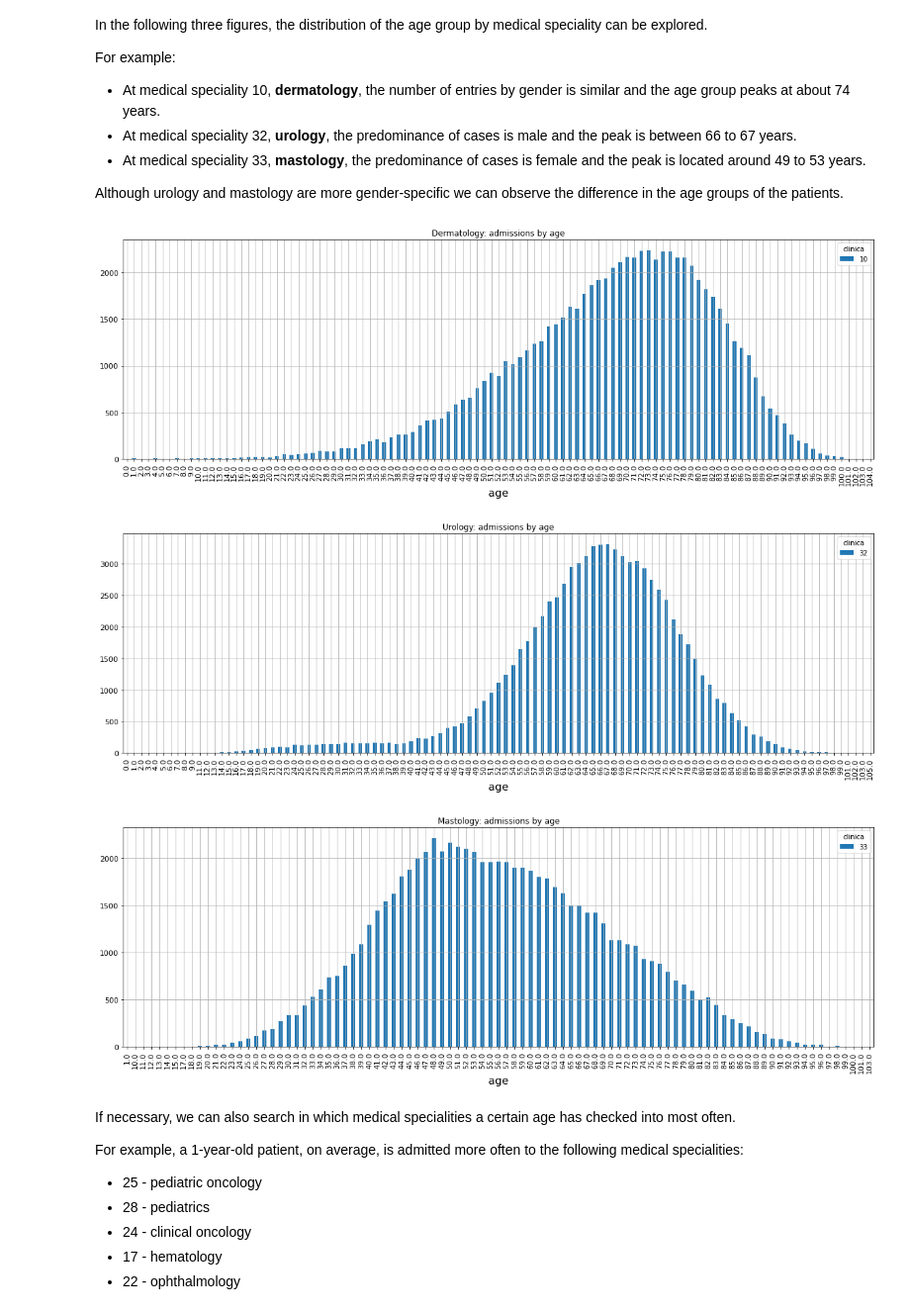
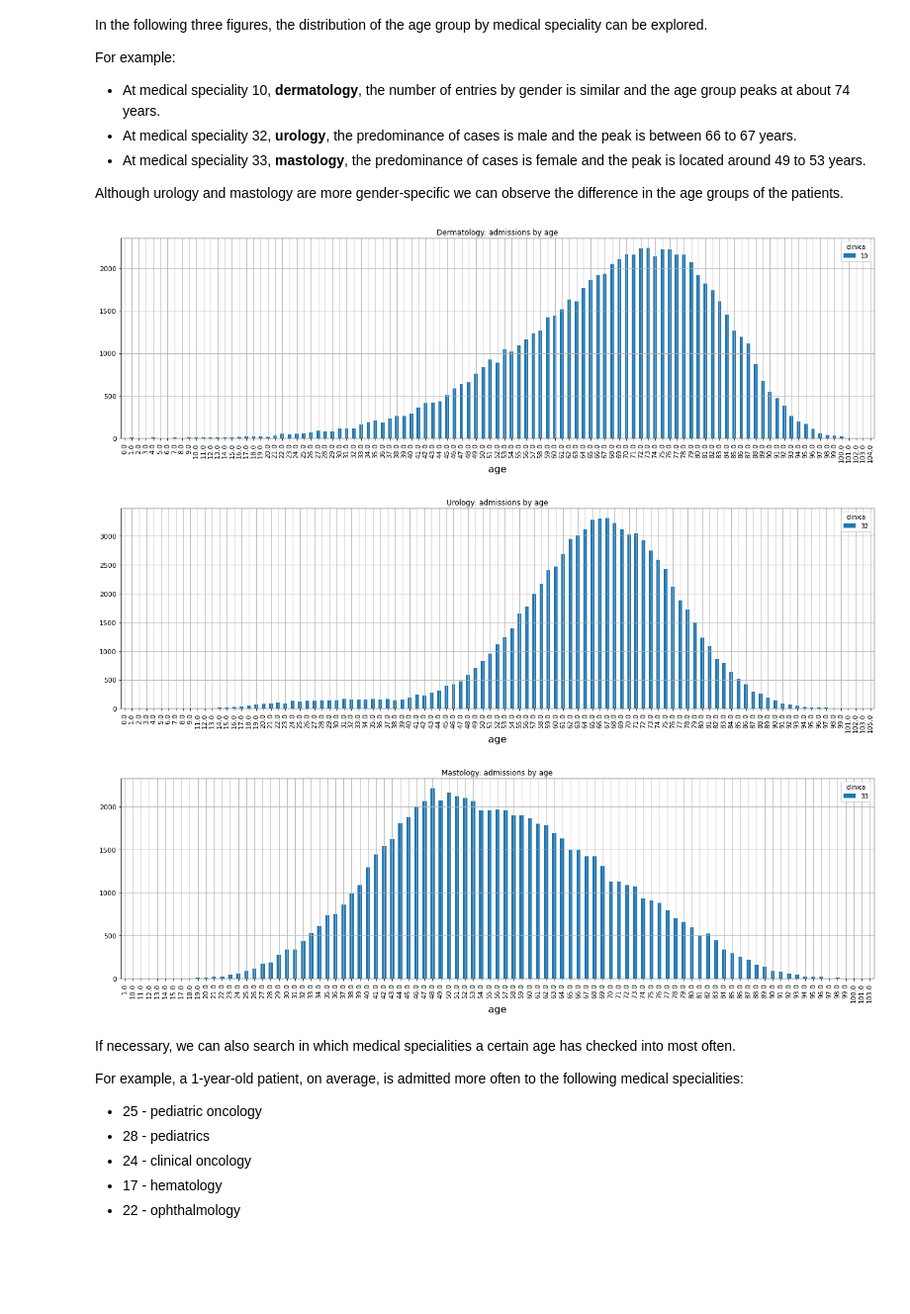
Before and after one commit to skepticalchemist/SP_Hospital_Registry_Cancer_Database, a Jupyter notebook: SP_Hospital_Registry_Cancer_Database.ipynb, the cells around one changed output. Shown at 99% size. Drawn from its saved outputs; the diff is of its cells as text; code cells hidden in the pictures; blank space fills up the shorter version.

```diff
--- a/SP_Hospital_Registry_Cancer_Database.ipynb
+++ b/SP_Hospital_Registry_Cancer_Database.ipynb
@@ -782,33 +768,33 @@ Although urology and mastology are more gender-specific we can observe the diffe
 # %%
 # admitted cases to the medical speciality 10 by age group
 onco_10 = rhc.query('9 < clinica < 11')
-onco_10.groupby(['idade','clinica']).size().unstack().plot(kind='bar',stacked=False, rot=90, figsize=(20,6), fontsize=11)
+onco_10.groupby(['idade','clinica']).size().unstack().plot(kind='bar',stacked=False, rot=90, figsize=(22,6), fontsize=11)
 plt.title('Dermatology: admissions by age')
 plt.xlabel('age', fontsize=16)
 plt.grid()
 plt.show()
 # %% [output]
-[figure, old version]
+[figure, new version]
 # %%
 # admitted cases to the medical speciality 32 by age group
 onco_32 = rhc.query('31 < clinica < 33')
-onco_32.groupby(['idade','clinica']).size().unstack().plot(kind='bar',stacked=False, rot=90, figsize=(20,6), fontsize=11)
+onco_32.groupby(['idade','clinica']).size().unstack().plot(kind='bar',stacked=False, rot=90, figsize=(22,6), fontsize=11)
 plt.title('Urology: admissions by age')
 plt.xlabel('age', fontsize=16)
 plt.grid()
 plt.show()
 # %% [output]
-[figure, old version]
+[figure, new version]
 # %%
 # admitted cases to the medical speciality 33 by age group
 onco_33 = rhc.query('32 < clinica < 34')
-onco_33.groupby(['idade','clinica']).size().unstack().plot(kind='bar',stacked=False, rot=90, figsize=(20,6), fontsize=11)
+onco_33.groupby(['idade','clinica']).size().unstack().plot(kind='bar',stacked=False, rot=90, figsize=(22,6), fontsize=11)
 plt.title('Mastology: admissions by age')
 plt.xlabel('age', fontsize=16)
 plt.grid()
 plt.show()
 # %% [output]
-[figure, old version]
+[figure, new version]
 # %% [markdown]
 If necessary, we can also search in which medical specialities a certain age has checked into most often.
 
```
Also changed, not shown: parts of 69 cells of this notebook.
